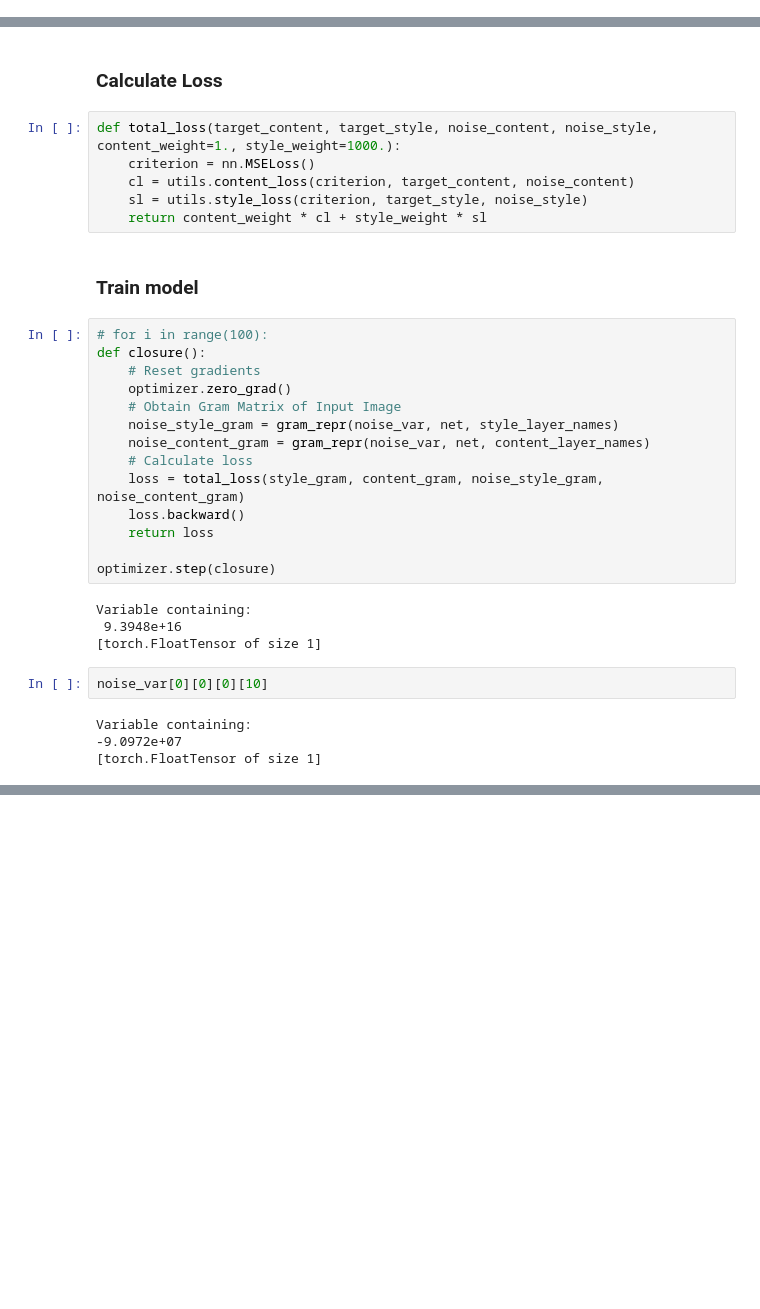
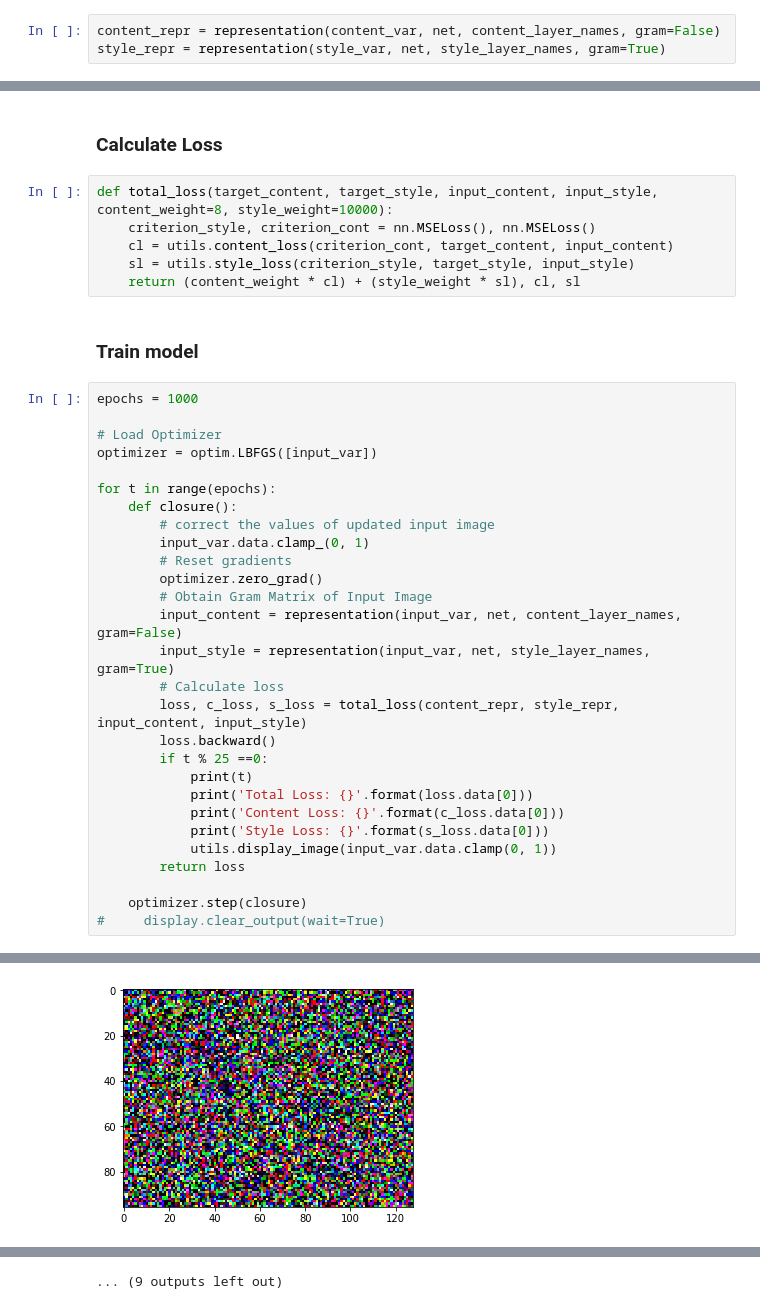
Before and after one commit to diegoalejogm/image-style-transfer, a Jupyter notebook: PyTorch Style Transfer.ipynb, the cells around one changed output, grey strips where cells are left out. Saved outputs shown, nothing was run; the diff lists cells and outputs as text; blank space fills up the shorter version.

```diff
--- a/PyTorch Style Transfer.ipynb
+++ b/PyTorch Style Transfer.ipynb
@@ -57,3 +56,6 @@ content_gram = gram_repr(content_var, net, content_layer_names)
+# %%
+content_repr = representation(content_var, net, content_layer_names, gram=False)
+style_repr = representation(style_var, net, style_layer_names, gram=True)
 # %% [markdown]
 ### Create input Image
 # %%
@@ -63,34 +68,39 @@ optimizer = optim.LBFGS([noise_var])
 # %% [markdown]
 ### Calculate Loss
 # %%
-def total_loss(target_content, target_style, noise_content, noise_style, content_weight=1., style_weight=1000.):
-    criterion = nn.MSELoss()
-    cl = utils.content_loss(criterion, target_content, noise_content)
-    sl = utils.style_loss(criterion, target_style, noise_style)
-    return content_weight * cl + style_weight * sl
+def total_loss(target_content, target_style, input_content, input_style, content_weight=8, style_weight=10000):
+    criterion_style, criterion_cont = nn.MSELoss(), nn.MSELoss()
+    cl = utils.content_loss(criterion_cont, target_content, input_content)
+    sl = utils.style_loss(criterion_style, target_style, input_style)
+    return (content_weight * cl) + (style_weight * sl), cl, sl
 # %% [markdown]
 ### Train model
-# %%
-# for i in range(100):
-def closure():
-    # Reset gradients
-    optimizer.zero_grad()
-    # Obtain Gram Matrix of Input Image
-    noise_style_gram = gram_repr(noise_var, net, style_layer_names)
-    noise_content_gram = gram_repr(noise_var, net, content_layer_names)
-    # Calculate loss
-    loss = total_loss(style_gram, content_gram, noise_style_gram, noise_content_gram)
-    loss.backward()
-    return loss
-
-optimizer.step(closure)
-# %% [output]
-Variable containing:
- 9.3948e+16
-[torch.FloatTensor of size 1]
-# %%
-noise_var[0][0][0][10]
-# %% [output]
-Variable containing:
--9.0972e+07
-[torch.FloatTensor of size 1]
+# %%
+epochs = 1000
+
+# Load Optimizer
+optimizer = optim.LBFGS([input_var])
+
+for t in range(epochs):
+    def closure():
+        # correct the values of updated input image
+        input_var.data.clamp_(0, 1)
+        # Reset gradients
+        optimizer.zero_grad()
+        # Obtain Gram Matrix of Input Image
+        input_content = representation(input_var, net, content_layer_names, gram=False)
+        input_style = representation(input_var, net, style_layer_names, gram=True)
+        # Calculate loss
+        loss, c_loss, s_loss = total_loss(content_repr, style_repr, input_content, input_style)
+        loss.backward()
+        if t % 25 ==0:
+            print(t)
+            print('Total Loss: {}'.format(loss.data[0]))
+            print('Content Loss: {}'.format(c_loss.data[0]))
+            print('Style Loss: {}'.format(s_loss.data[0]))
+            utils.display_image(input_var.data.clamp(0, 1))
+        return loss
+
+    optimizer.step(closure)
+#     display.clear_output(wait=True)
+# %% [output]
@@ -96,0 +111 @@ Variable containing:
+[figure, added]
@@ -96,0 +137 @@ Variable containing:
+... (9 outputs left out)
```
Also changed, not shown: parts of 10 cells of this notebook, 1 other file.
